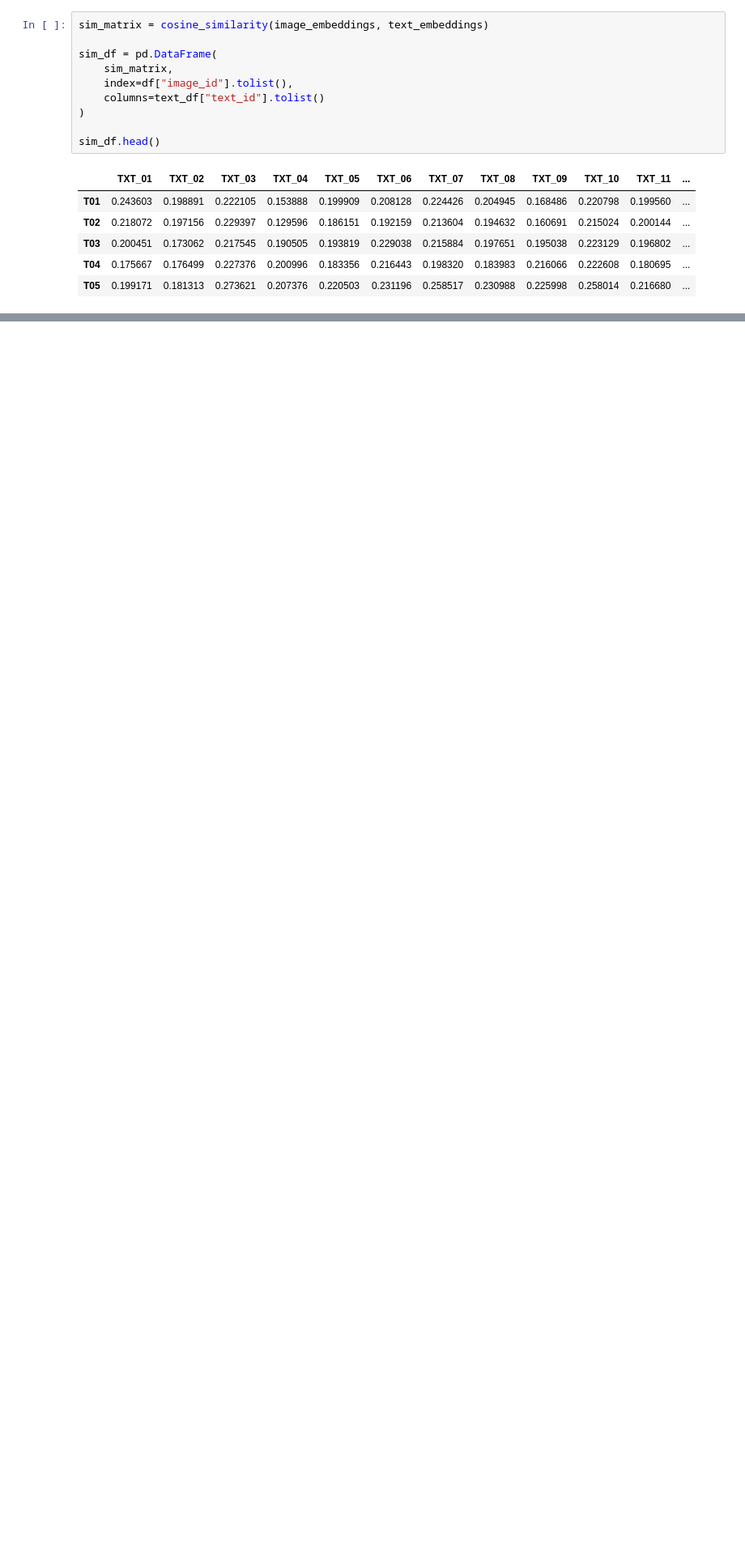
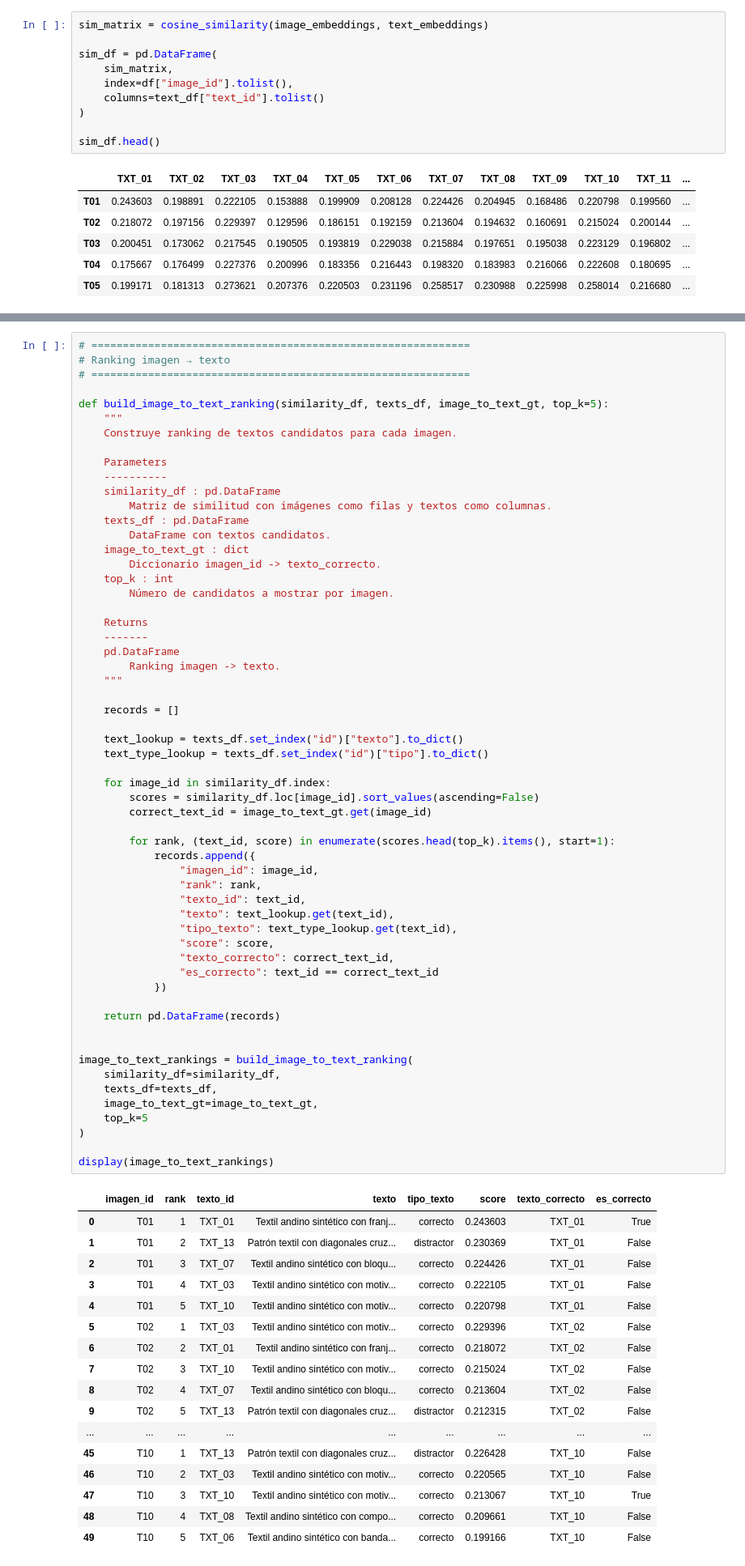
Before and after one commit to hsancheza90-art/mcc225-albef-textiles-andinos, a Jupyter notebook: notebooks/01_albef_openclip_textiles_retrieval.ipynb, the cells around one changed output, grey strips where cells are left out. Shown at 81% size. Drawn from its saved outputs; the diff is of its cells as text; blank space fills up the shorter version.

```diff
--- a/notebooks/01_albef_openclip_textiles_retrieval.ipynb
+++ b/notebooks/01_albef_openclip_textiles_retrieval.ipynb
@@ -814,0 +1003,76 @@ Archivos exportados:
+# %%
+# ============================================================
+# Ranking imagen → texto
+# ============================================================
+
+def build_image_to_text_ranking(similarity_df, texts_df, image_to_text_gt, top_k=5):
+    """
+    Construye ranking de textos candidatos para cada imagen.
+
+    Parameters
+    ----------
+    similarity_df : pd.DataFrame
+        Matriz de similitud con imágenes como filas y textos como columnas.
+    texts_df : pd.DataFrame
+        DataFrame con textos candidatos.
+    image_to_text_gt : dict
+        Diccionario imagen_id -> texto_correcto.
+    top_k : int
+        Número de candidatos a mostrar por imagen.
+
+    Returns
+    -------
+    pd.DataFrame
+        Ranking imagen -> texto.
+    """
+
+    records = []
+
+    text_lookup = texts_df.set_index("id")["texto"].to_dict()
+    text_type_lookup = texts_df.set_index("id")["tipo"].to_dict()
+
+    for image_id in similarity_df.index:
+        scores = similarity_df.loc[image_id].sort_values(ascending=False)
+        correct_text_id = image_to_text_gt.get(image_id)
+
+        for rank, (text_id, score) in enumerate(scores.head(top_k).items(), start=1):
+            records.append({
+                "imagen_id": image_id,
+                "rank": rank,
+                "texto_id": text_id,
+                "texto": text_lookup.get(text_id),
+                "tipo_texto": text_type_lookup.get(text_id),
+                "score": score,
+                "texto_correcto": correct_text_id,
+                "es_correcto": text_id == correct_text_id
+            })
+
+    return pd.DataFrame(records)
+
+
+image_to_text_rankings = build_image_to_text_ranking(
+    similarity_df=similarity_df,
+    texts_df=texts_df,
+    image_to_text_gt=image_to_text_gt,
+    top_k=5
+)
+
+display(image_to_text_rankings)
+# %% [output]
+|  | imagen_id | rank | texto_id | texto | tipo_texto | score | texto_correcto | es_correcto |
+| 0 | T01 | 1 | TXT_01 | Textil andino sintético con franj... | correcto | 0.243603 | TXT_01 | True |
+| 1 | T01 | 2 | TXT_13 | Patrón textil con diagonales cruz... | distractor | 0.230369 | TXT_01 | False |
+| 2 | T01 | 3 | TXT_07 | Textil andino sintético con bloqu... | correcto | 0.224426 | TXT_01 | False |
+| 3 | T01 | 4 | TXT_03 | Textil andino sintético con motiv... | correcto | 0.222105 | TXT_01 | False |
+| 4 | T01 | 5 | TXT_10 | Textil andino sintético con motiv... | correcto | 0.220798 | TXT_01 | False |
+| 5 | T02 | 1 | TXT_03 | Textil andino sintético con motiv... | correcto | 0.229396 | TXT_02 | False |
+| 6 | T02 | 2 | TXT_01 | Textil andino sintético con franj... | correcto | 0.218072 | TXT_02 | False |
+| 7 | T02 | 3 | TXT_10 | Textil andino sintético con motiv... | correcto | 0.215024 | TXT_02 | False |
+| 8 | T02 | 4 | TXT_07 | Textil andino sintético con bloqu... | correcto | 0.213604 | TXT_02 | False |
+| 9 | T02 | 5 | TXT_13 | Patrón textil con diagonales cruz... | distractor | 0.212315 | TXT_02 | False |
+| ... | ... | ... | ... | ... | ... | ... | ... | ... |
+| 45 | T10 | 1 | TXT_13 | Patrón textil con diagonales cruz... | distractor | 0.226428 | TXT_10 | False |
+| 46 | T10 | 2 | TXT_03 | Textil andino sintético con motiv... | correcto | 0.220565 | TXT_10 | False |
+| 47 | T10 | 3 | TXT_10 | Textil andino sintético con motiv... | correcto | 0.213067 | TXT_10 | True |
+| 48 | T10 | 4 | TXT_08 | Textil andino sintético con compo... | correcto | 0.209661 | TXT_10 | False |
+| 49 | T10 | 5 | TXT_06 | Textil andino sintético con banda... | correcto | 0.199166 | TXT_10 | False |
```
Also changed, not shown: parts of 101 cells of this notebook, 37 other files.
